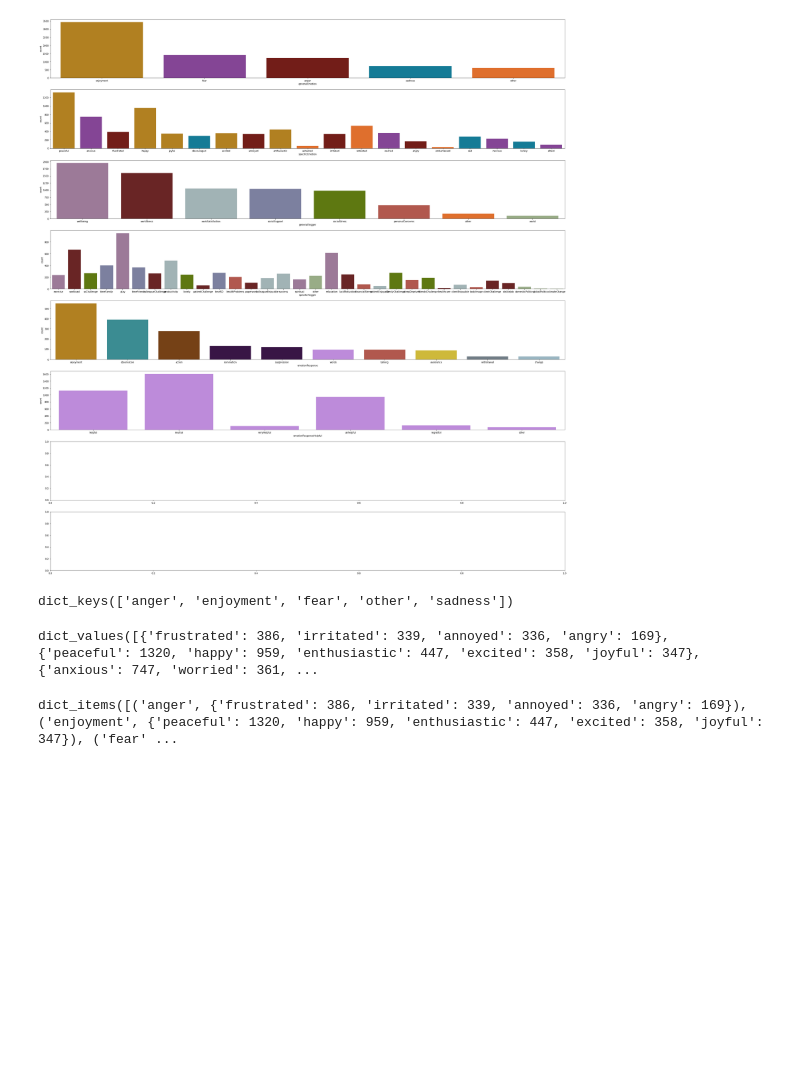
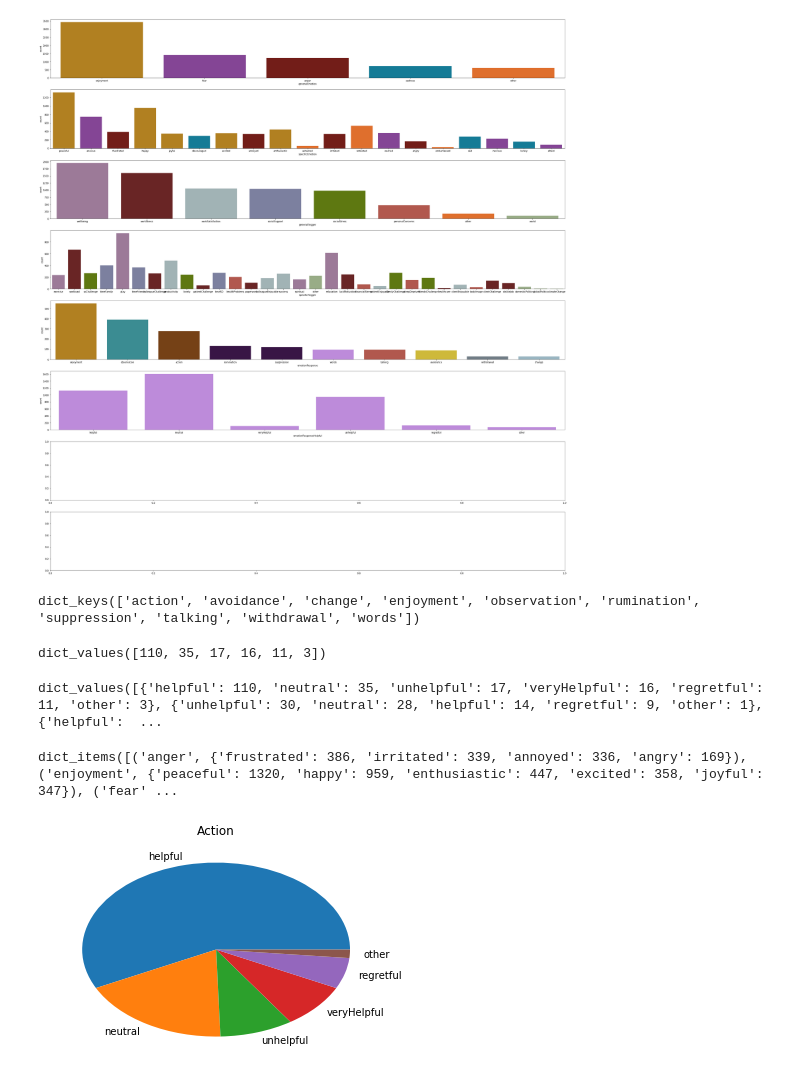
Before and after one commit to monica-oyarzun/capstone, a Jupyter notebook: visualizations.ipynb, the cells around one changed output. Drawn from its saved outputs; the diff is of its cells as text; code cells hidden in the pictures; blank space fills up the shorter version.

Commit message:
added more visualizations and model metrics

```diff
--- a/visualizations.ipynb
+++ b/visualizations.ipynb
@@ -229,14 +229,26 @@ sns.countplot(x='emotionResponseHelpful', data=subset, orient='h', palette=color
 # %% [output]
 [figure]
 # %%
-emotions.keys()
+responses.keys()
 # %% [output]
-dict_keys(['anger', 'enjoyment', 'fear', 'other', 'sadness'])
+dict_keys(['action', 'avoidance', 'change', 'enjoyment', 'observation', 'rumination', 'suppression', 'talking', 'withdrawal', 'words'])
+# %%
+responses['action'].values()
+# %% [output]
+dict_values([110, 35, 17, 16, 11, 3])
 # %%
-emotions.values()
+responses.values()
 # %% [output]
-dict_values([{'frustrated': 386, 'irritated': 339, 'annoyed': 336, 'angry': 169}, {'peaceful': 1320, 'happy': 959, 'enthusiastic': 447, 'excited': 358, 'joyful': 347}, {'anxious': 747, 'worried': 361, ...
+dict_values([{'helpful': 110, 'neutral': 35, 'unhelpful': 17, 'veryHelpful': 16, 'regretful': 11, 'other': 3}, {'unhelpful': 30, 'neutral': 28, 'helpful': 14, 'regretful': 9, 'other': 1}, {'helpful':  ...
 # %%
 emotions.items()
 # %% [output]
 dict_items([('anger', {'frustrated': 386, 'irritated': 339, 'annoyed': 336, 'angry': 169}), ('enjoyment', {'peaceful': 1320, 'happy': 959, 'enthusiastic': 447, 'excited': 358, 'joyful': 347}), ('fear' ...
+# %%
+# fig, axes = plt.subplots(10,1, figsize=(12,12))
+
+labels = responses['action'].keys()
+plt.pie(responses['action'].values(), labels=labels);
+plt.title('Action');
+# %% [output]
+[figure, added]
```
Also changed, not shown: parts of 12 cells of this notebook, 1 other file.
